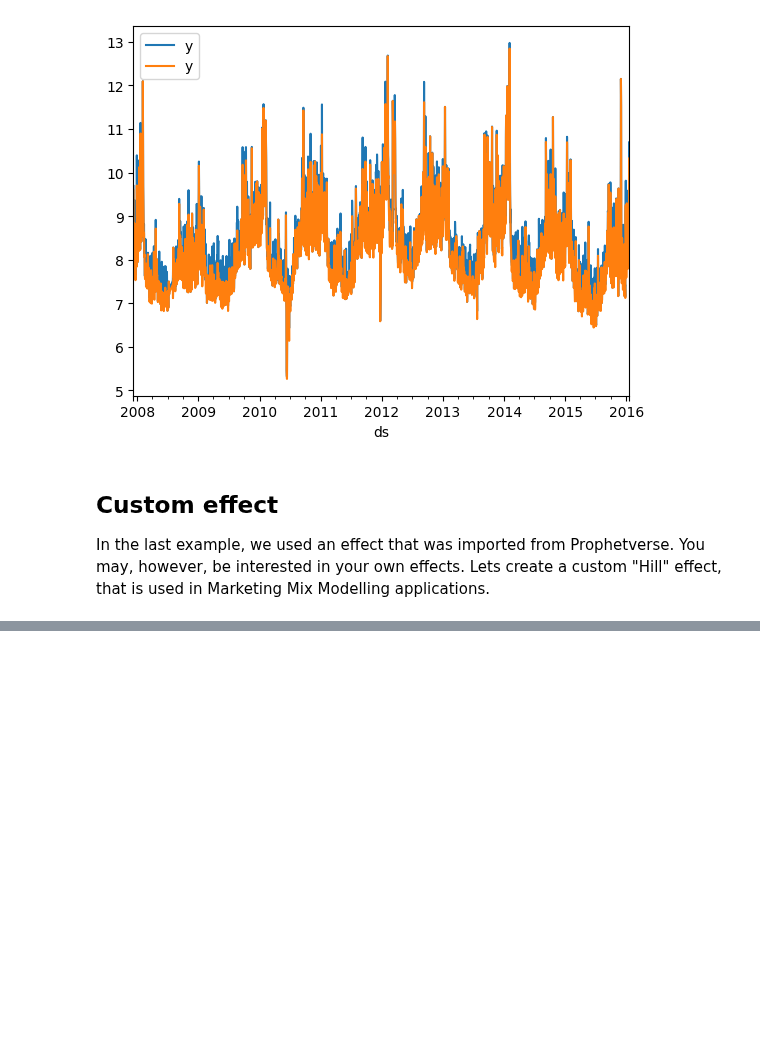
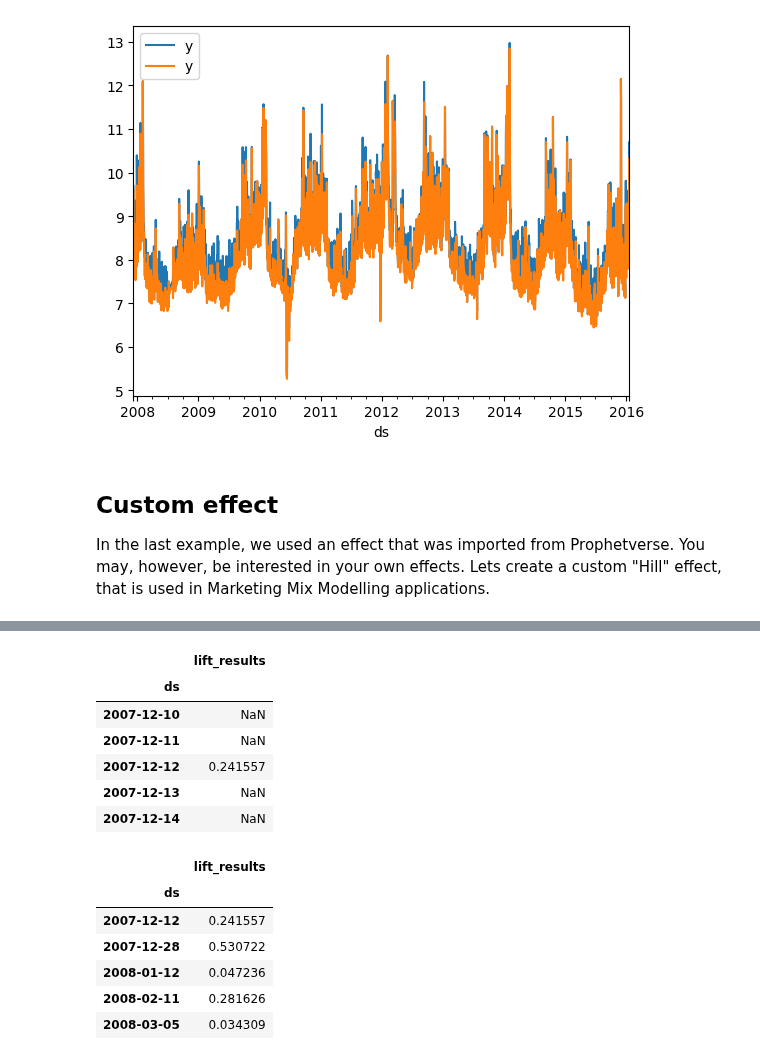
Before and after one commit to felipeangelimvieira/prophetverse, a Jupyter notebook: docs/examples/custom-effect.ipynb, the cells around one changed output, grey strips where cells are left out. Saved outputs shown, nothing was run; the diff lists cells and outputs as text; code cells hidden in the pictures; blank space fills up the shorter version.

```diff
--- a/docs/examples/custom-effect.ipynb
+++ b/docs/examples/custom-effect.ipynb
@@ -257,0 +187,28 @@ fig.show()
+# %%
+mocked_lift_test_experiment = pd.DataFrame(
+    data=np.random.normal(true_exog_effect, 0.1),
+    columns=["lift_results"],
+    index=y2.index,
+)
+# Remove some samples, since we may only have A/B tests for a subset of the data
+
+mocked_lift_test_experiment = mocked_lift_test_experiment.loc[
+    np.random.choice(mocked_lift_test_experiment.index, 100, replace=False)
+].reindex(mocked_lift_test_experiment.index)
+
+display(mocked_lift_test_experiment.head(), mocked_lift_test_experiment.dropna().head())
+# %% [output]
+|  | lift_results |
+| ds |  |
+| 2007-12-10 | NaN |
+| 2007-12-11 | NaN |
+| 2007-12-12 | 0.241557 |
+| 2007-12-13 | NaN |
+| 2007-12-14 | NaN |
+|  | lift_results |
+| ds |  |
+| 2007-12-12 | 0.241557 |
+| 2007-12-28 | 0.530722 |
+| 2008-01-12 | 0.047236 |
+| 2008-02-11 | 0.281626 |
+| 2008-03-05 | 0.034309 |
```
Also changed, not shown: parts of 10 cells of this notebook, 4 other files.
